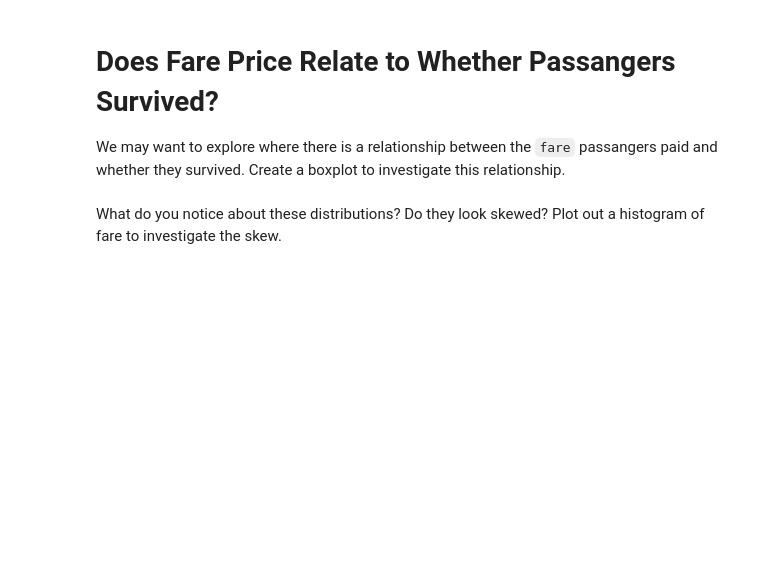
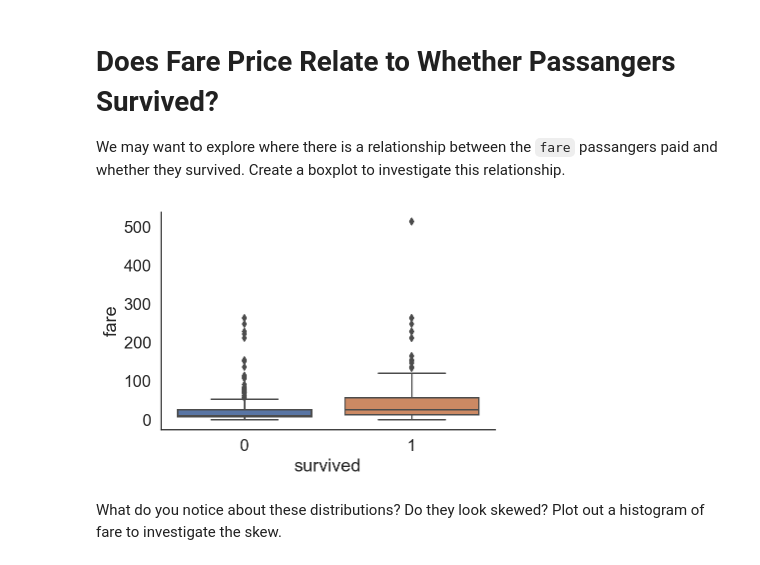
Before and after one commit to robloughnan/cogs108_w19-section, a Jupyter notebook: Week_4/Week_4.ipynb, the cells around one changed output. Saved outputs shown, nothing was run; the diff lists cells and outputs as text; code cells hidden in the pictures; blank space fills up the shorter version.

```diff
--- a/Week_4/Week_4.ipynb
+++ b/Week_4/Week_4.ipynb
@@ -32,6 +52,10 @@ Given this distribtuion of fares which value of `pclass` do you think correspond
 We may want to explore where there is a relationship between the `fare` passangers paid and whether they survived. Create a boxplot to investigate this relationship.
 # %%
 ## YOUR CODE GOES HERE
+sns.boxplot(df.survived, df.fare)
+sns.despine()
+# %% [output]
+[figure, added]
 # %% [markdown]
 What do you notice about these distributions? Do they look skewed? Plot out a histogram of fare to investigate the skew.
 # %%
```
Also changed, not shown: parts of 9 cells of this notebook, 5 other files.
